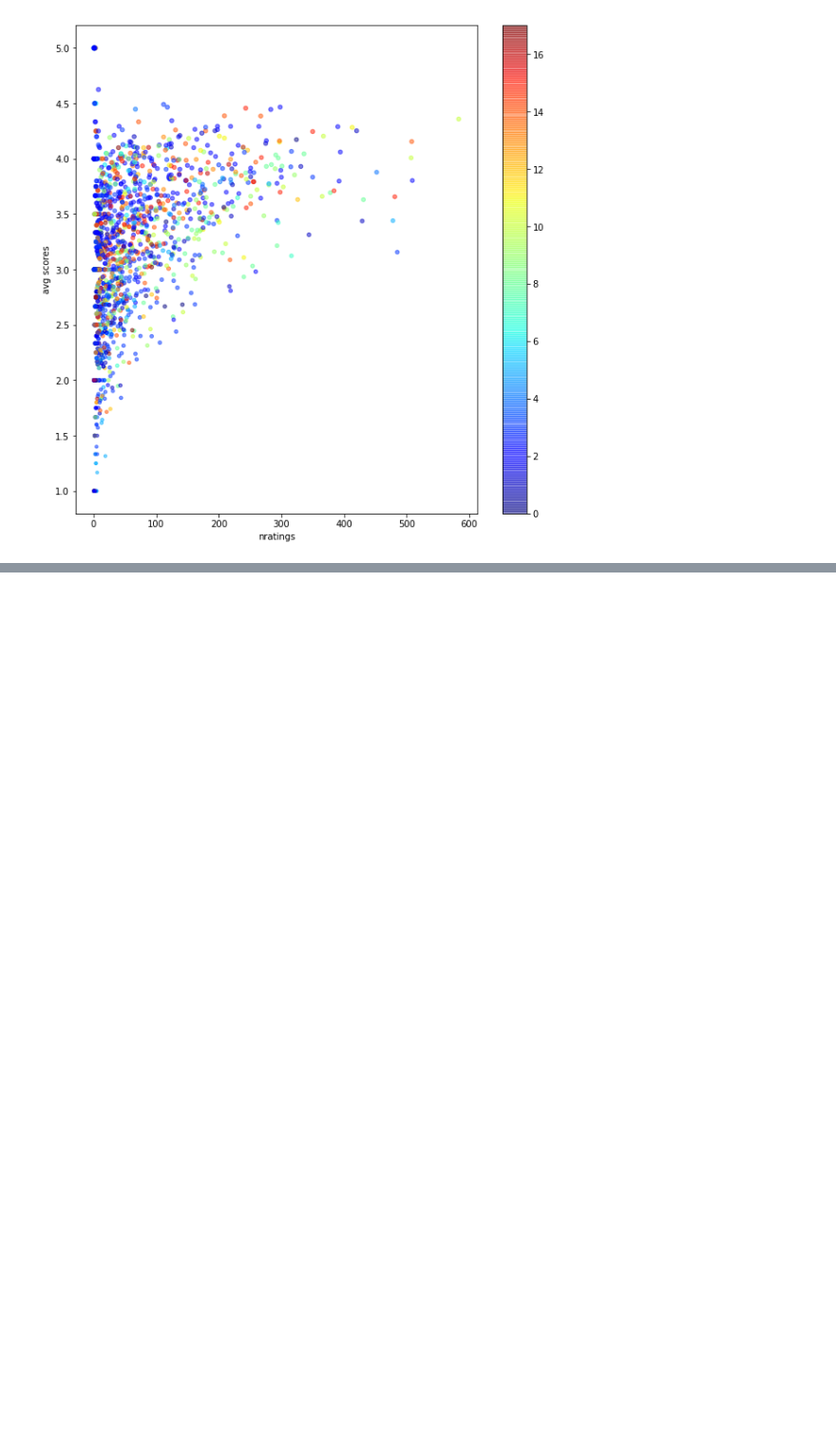
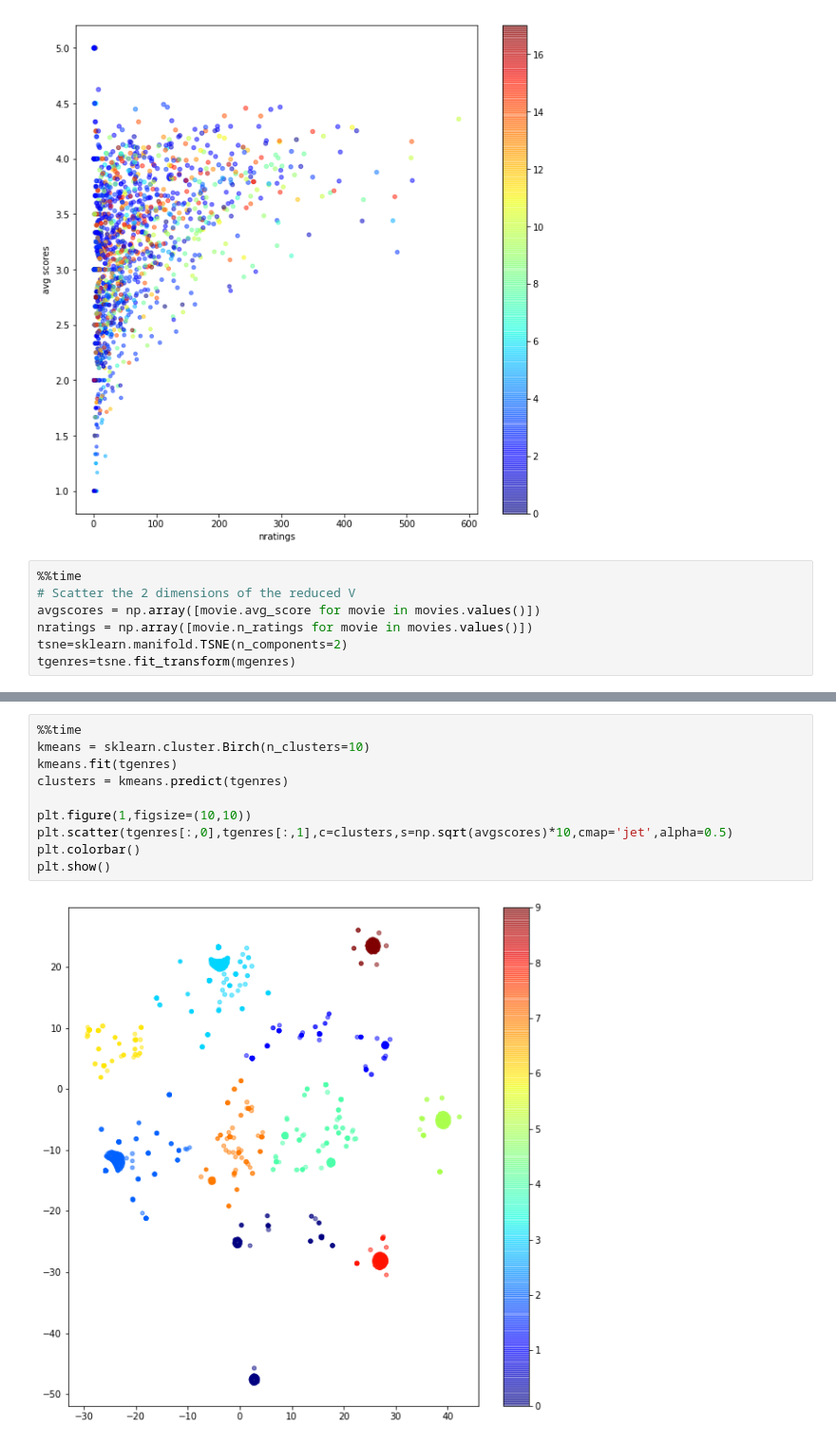
Before and after one commit to miladtaghavi/Miniproject2, a Jupyter notebook: Factorization_NoBias_ZC.ipynb, the cells around one changed output, grey strips where cells are left out. Shown at 95% size. Cells and saved outputs as stored; diff of their text form; blank space fills up the shorter version.

```diff
--- a/Factorization_NoBias_ZC.ipynb
+++ b/Factorization_NoBias_ZC.ipynb
@@ -315,3 +315,10 @@ plt.colorbar()
 plt.show()
 # %% [output]
 [figure]
+# %%
+%%time
+# Scatter the 2 dimensions of the reduced V
+avgscores = np.array([movie.avg_score for movie in movies.values()])
+nratings = np.array([movie.n_ratings for movie in movies.values()])
+tsne=sklearn.manifold.TSNE(n_components=2)
+tgenres=tsne.fit_transform(mgenres)
@@ -317,0 +328,12 @@ plt.show()
+# %%
+%%time
+kmeans = sklearn.cluster.Birch(n_clusters=10)
+kmeans.fit(tgenres)
+clusters = kmeans.predict(tgenres)
+
+plt.figure(1,figsize=(10,10))
+plt.scatter(tgenres[:,0],tgenres[:,1],c=clusters,s=np.sqrt(avgscores)*10,cmap='jet',alpha=0.5)
+plt.colorbar()
+plt.show()
+# %% [output]
+[figure, added]
```
Also changed, not shown: parts of 5 cells of this notebook, 4 other files.
